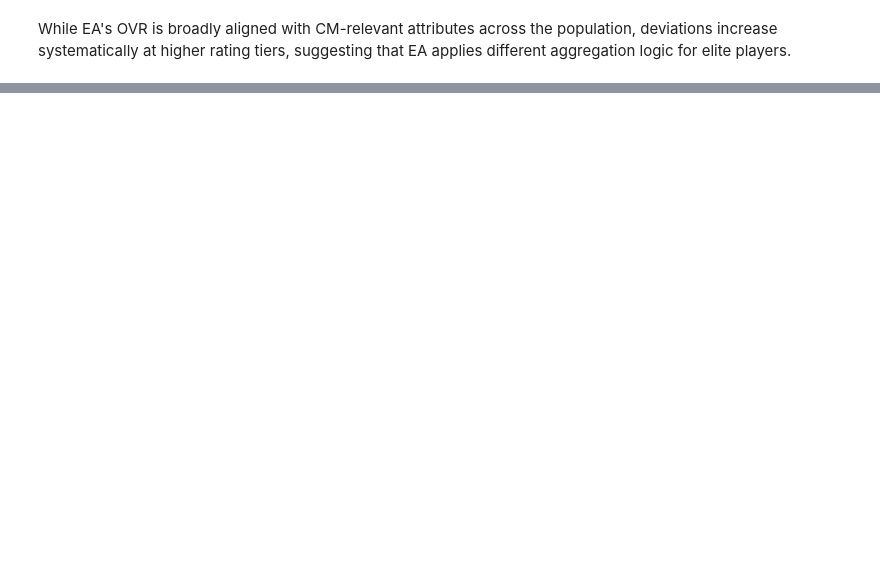
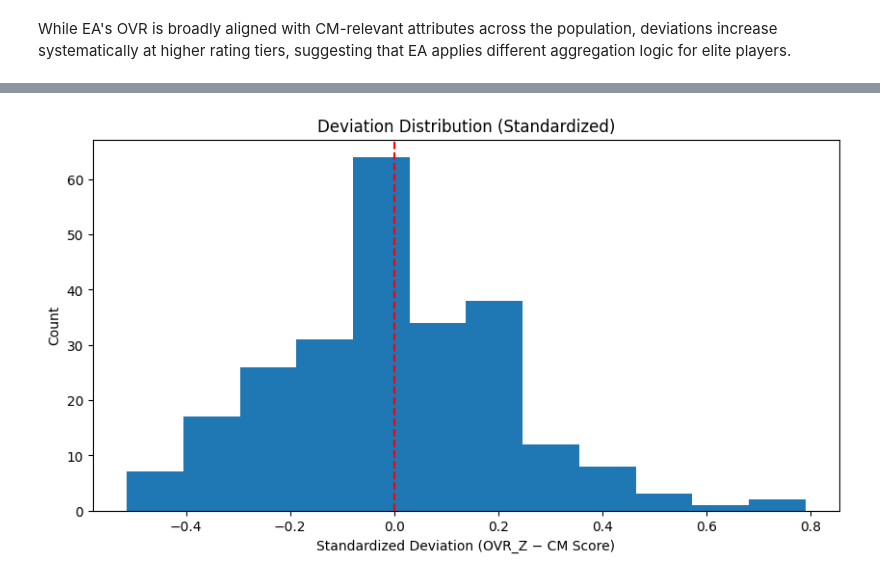
Before and after one commit to an1rudhrawat/EAFC-Dataset-Analysis, a Jupyter notebook: EAFC (1).ipynb, the cells around one changed output, grey strips where cells are left out. Saved outputs shown, nothing was run; the diff lists cells and outputs as text; code cells hidden in the pictures; blank space fills up the shorter version.

```diff
--- a/EAFC (1).ipynb
+++ b/EAFC (1).ipynb
@@ -711,0 +976,7 @@ While EA's OVR is broadly aligned with CM-relevant attributes across the populat
+# %%
+female_cm['Deviation']=female_cm['OVR']-female_cm_score
+# %%
+female_ovr=female_cm['OVR']
+# %%
+female_ovr_mean=female_ovr.mean()
+female_ovr_std=female_ovr.std()
@@ -711,0 +987,4 @@ While EA's OVR is broadly aligned with CM-relevant attributes across the populat
+# %%
+#Normalizing and calculation the deviation
+female_cm['OVR_Z']=(female_ovr-female_ovr_mean)/female_ovr_std
+female_cm['Deviation_Z']=female_cm.OVR_Z-female_cm_score
@@ -711,0 +1020,10 @@ While EA's OVR is broadly aligned with CM-relevant attributes across the populat
+# %%
+plt.figure(figsize=(10,5))
+plt.hist(female_cm.Deviation_Z,bins=12)
+plt.axvline(0,linestyle='--',color='red')
+plt.xlabel('Standardized Deviation (OVR_Z − CM Score)')
+plt.ylabel('Count')
+plt.title('Deviation Distribution (Standardized)')
+plt.show()
+# %% [output]
+[figure, added]
```
Also changed, not shown: parts of 21 cells of this notebook.
